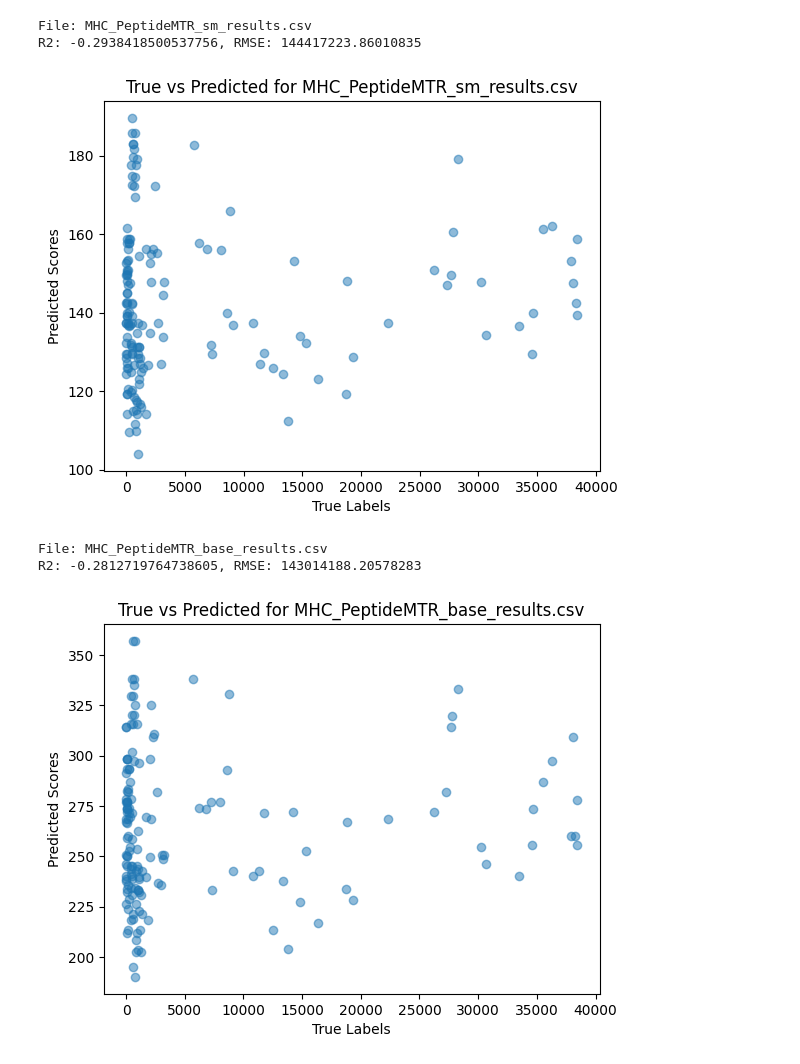
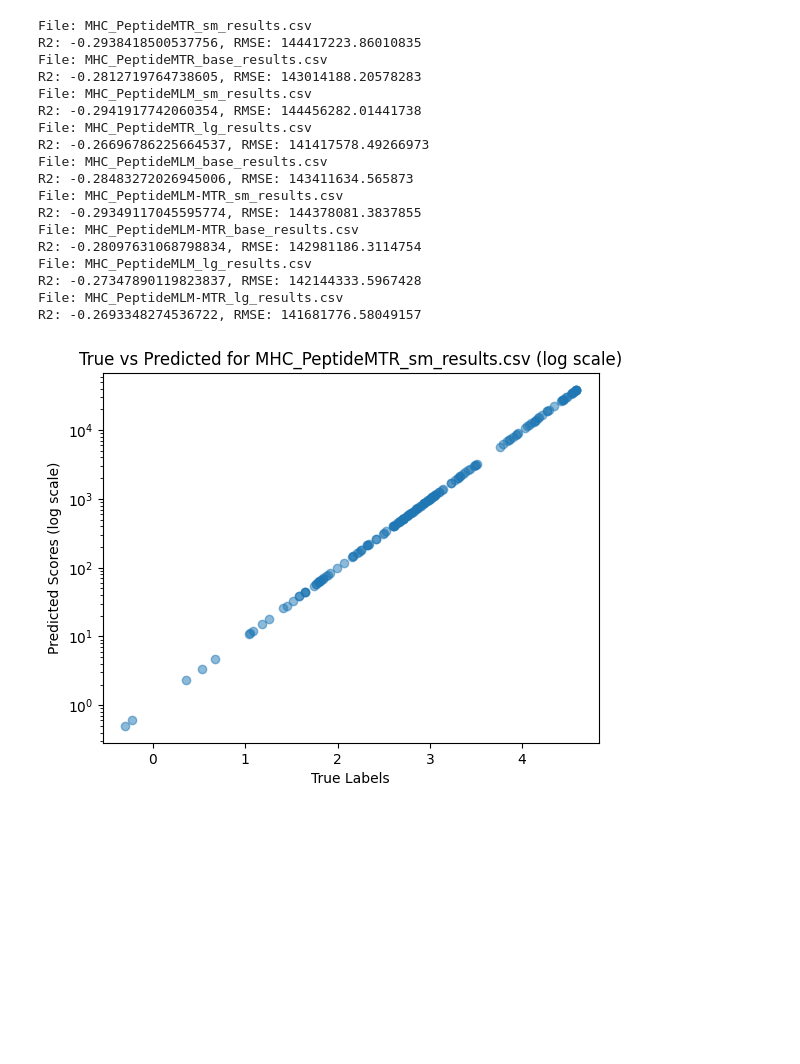
Before and after one commit to AaronFeller/PeptideCLM_Eval, a Jupyter notebook: main/notebooks/evaluate_data.ipynb, the cells around one changed output. Cells and saved outputs as stored; diff of their text form; code cells hidden in the pictures; blank space fills up the shorter version.

Commit message:
MHC log transform

```diff
--- a/main/notebooks/evaluate_data.ipynb
+++ b/main/notebooks/evaluate_data.ipynb
@@ -194,12 +218,12 @@ for file in files:
         # plt.legend()
         # plt.show()
 
-        plt.figure()
-        plt.scatter(y_true, y_scores, alpha=0.5)
-        plt.xlabel('True Labels')
-        plt.ylabel('Predicted Scores')
-        plt.title(f'True vs Predicted for {file}')
-        plt.show()
+        # plt.figure()
+        # plt.scatter(y_true, y_scores, alpha=0.5)
+        # plt.xlabel('True Labels')
+        # plt.ylabel('Predicted Scores')
+        # plt.title(f'True vs Predicted for {file}')
+        # plt.show()
 
         # # plot auroc curve
         # from sklearn.metrics import roc_curve
@@ -214,7 +238,42 @@ for file in files:
 # %% [output]
 File: MHC_PeptideMTR_sm_results.csv
 R2: -0.2938418500537756, RMSE: 144417223.86010835
+File: MHC_PeptideMTR_base_results.csv
+R2: -0.2812719764738605, RMSE: 143014188.20578283
+File: MHC_PeptideMLM_sm_results.csv
+R2: -0.2941917742060354, RMSE: 144456282.01441738
+File: MHC_PeptideMTR_lg_results.csv
+R2: -0.26696786225664537, RMSE: 141417578.49266973
+File: MHC_PeptideMLM_base_results.csv
+R2: -0.28483272026945006, RMSE: 143411634.565873
+File: MHC_PeptideMLM-MTR_sm_results.csv
+R2: -0.29349117045595774, RMSE: 144378081.3837855
+File: MHC_PeptideMLM-MTR_base_results.csv
+R2: -0.28097631068798834, RMSE: 142981186.3114754
+File: MHC_PeptideMLM_lg_results.csv
+R2: -0.27347890119823837, RMSE: 142144333.5967428
+File: MHC_PeptideMLM-MTR_lg_results.csv
+R2: -0.2693348274536722, RMSE: 141681776.58049157
-[figure, removed]
-File: MHC_PeptideMTR_base_results.csv
-R2: -0.2812719764738605, RMSE: 143014188.20578283
-[figure, removed]
+# %%
+# plot true vs true with log transformed on y axis
+files = os.listdir("../results")
+for file in files:
+    if "MHC" in file and file.endswith(".csv"):
+        df = pd.read_csv(os.path.join("../results", file))
+        y_true = df['true_label']
+        y_true_log = df['true_label'].apply(lambda x: np.log10(x + 1e-8))
+
+
+
+        import matplotlib.pyplot as plt
+        plt.figure()
+        plt.scatter(y_true_log, y_true, alpha=0.5)
+        plt.yscale('log')
+        plt.xlabel('True Labels')
+        plt.ylabel('Predicted Scores (log scale)')
+        plt.title(f'True vs Predicted for {file} (log scale)')
+        plt.show()
+
+        break
+# %% [output]
+[figure, added]
```
Also changed, not shown: parts of 4 cells of this notebook, 4 other files.
